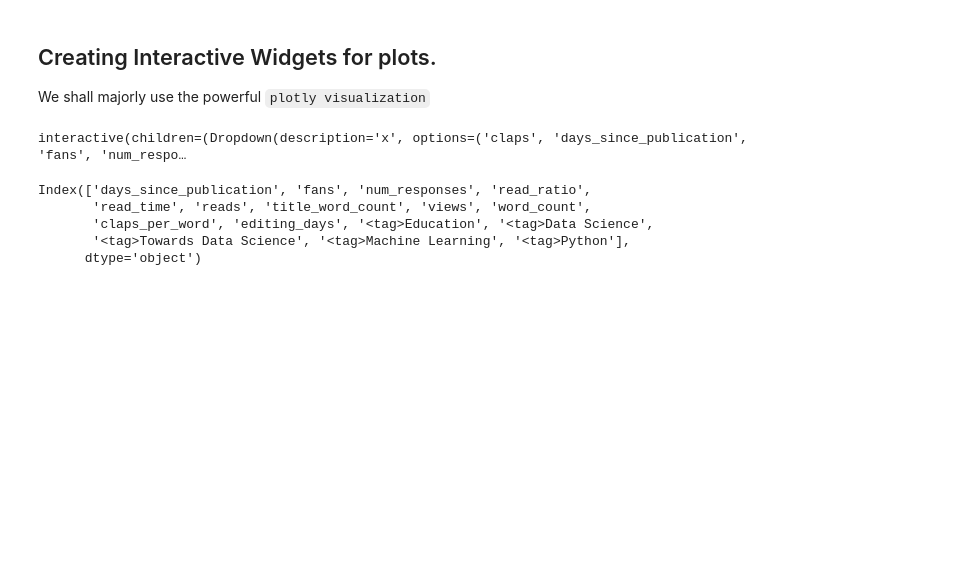
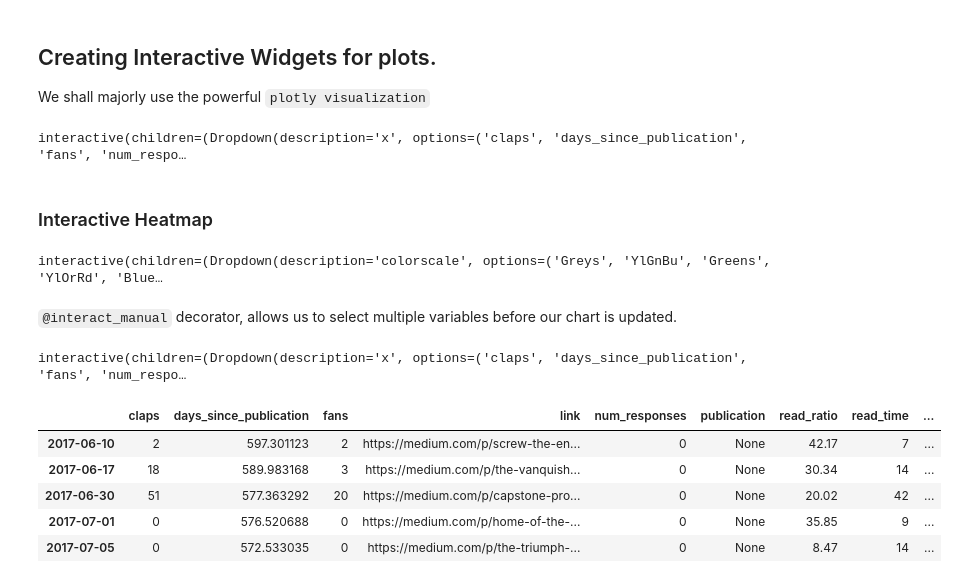
Before and after one commit to NelsonMungai/ALX_DS_Projects, a Jupyter notebook: Visualization/Interactive Visualisations.ipynb, the cells around one changed output. Saved outputs shown, nothing was run; the diff lists cells and outputs as text; code cells hidden in the pictures; blank space fills up the shorter version.

Commit message:
Backup Data in GitHub

```diff
--- a/Visualization/Interactive Visualisations.ipynb
+++ b/Visualization/Interactive Visualisations.ipynb
@@ -192,11 +192,59 @@ def scatter_plot(x=list(df.select_dtypes('number').columns),
                 xTitle=x.title(),yTitle=y.title(),title=f'{y.title()} vs {x.title()}')
 # %% [output]
 interactive(children=(Dropdown(description='x', options=('claps', 'days_since_publication', 'fans', 'num_respo…
-# %%
-df.select_dtypes('number').columns[1:]
-# %% [output]
-Index(['days_since_publication', 'fans', 'num_responses', 'read_ratio',
-       'read_time', 'reads', 'title_word_count', 'views', 'word_count',
-       'claps_per_word', 'editing_days', '<tag>Education', '<tag>Data Science',
-       '<tag>Towards Data Science', '<tag>Machine Learning', '<tag>Python'],
-      dtype='object')
+# %% [markdown]
+### Interactive Heatmap
+# %%
+cscales = ['Greys', 'YlGnBu', 'Greens', 'YlOrRd', 'Bluered', 'RdBu',
+            'Reds', 'Blues', 'Picnic', 'Rainbow', 'Portland', 'Jet',
+            'Hot', 'Blackbody', 'Earth', 'Electric', 'Viridis', 'Cividis']
+
+# We use the Figure Factory module of Plotly, which
+# defines many unique and powerful plots to be use in python
+
+
+import plotly.figure_factory as ff
+corrs=df.corr(numeric_only=True)
+
+@interact
+def plot_corrs(colorscale=cscales):
+    figure=ff.create_annotated_heatmap(z=corrs.round(2).values,
+                                      x=list(corrs.columns),
+                                      y=list(corrs.index),
+                                      colorscale=colorscale,
+                                      annotation_text=corrs.round(2).values)
+    iplot(figure)
+# %% [output]
+interactive(children=(Dropdown(description='colorscale', options=('Greys', 'YlGnBu', 'Greens', 'YlOrRd', 'Blue…
+# %% [markdown]
+`@interact_manual` decorator, allows us to select multiple variables before our chart is updated.
+# %%
+@interact_manual
+def scatter_plot(x=list(df.select_dtypes('number').columns),
+                y=list(df.select_dtypes('number').columns)[1:],
+                theme=list(cf.themes.THEMES.keys()),
+                colorscale=list(cf.colors._scales_names.keys())):
+    if x==y:
+        print(f'Please select separate variables for X and Y')
+    else:
+        df.iplot(kind='scatter', x=x,y=y,mode='markers',
+                xTitle=x.title(),yTitle=y.title(),
+                text='title',
+                title=f'{y.title()} vs {x.title()}',
+                theme=theme,colorscale=colorscale
+                )
+# %% [output]
+interactive(children=(Dropdown(description='x', options=('claps', 'days_since_publication', 'fans', 'num_respo…
+# %%
+df.set_index('published_date', inplace=True)
+
+df.index=pd.to_datetime(df.index)
+df.index=df.index.date
+df.head()
+# %% [output]
+|  | claps | days_since_publication | fans | link | num_responses | publication | read_ratio | read_time | ... |
+| 2017-06-10 | 2 | 597.301123 | 2 | https://medium.com/p/screw-the-en... | 0 | None | 42.17 | 7 | ... |
+| 2017-06-17 | 18 | 589.983168 | 3 | https://medium.com/p/the-vanquish... | 0 | None | 30.34 | 14 | ... |
+| 2017-06-30 | 51 | 577.363292 | 20 | https://medium.com/p/capstone-pro... | 0 | None | 20.02 | 42 | ... |
+| 2017-07-01 | 0 | 576.520688 | 0 | https://medium.com/p/home-of-the-... | 0 | None | 35.85 | 9 | ... |
+| 2017-07-05 | 0 | 572.533035 | 0 | https://medium.com/p/the-triumph-... | 0 | None | 8.47 | 14 | ... |
```
Also changed, not shown: parts of 3 cells of this notebook, 8 other files.
